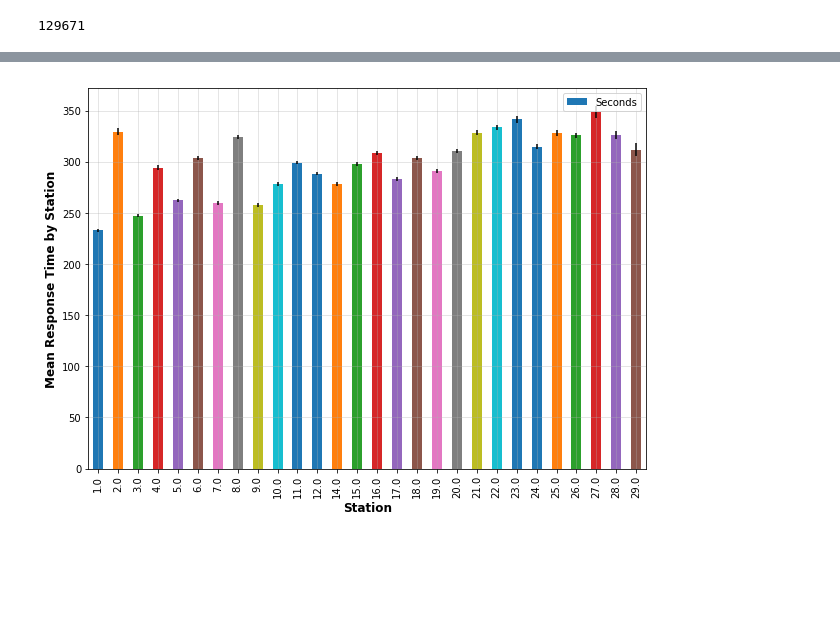
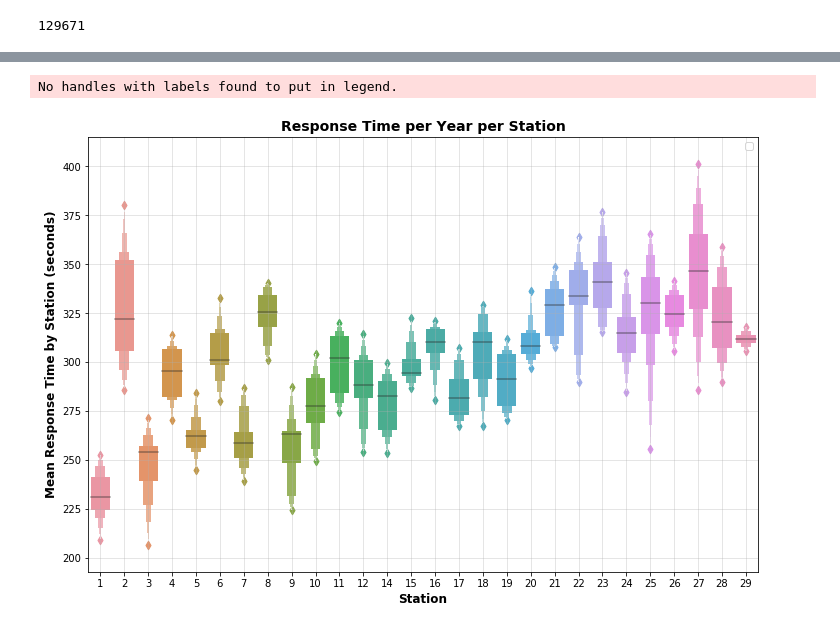
Before and after one commit to xjarodx/Project_1_Group_7, a Jupyter notebook: Fire_Stations.ipynb, the cells around one changed output, grey strips where cells are left out. Cells and saved outputs as stored; diff of their text form; code cells hidden in the pictures; blank space fills up the shorter version.

Commit message:
Added graphs for analysis of fire station response time

```diff
--- a/Fire_Stations.ipynb
+++ b/Fire_Stations.ipynb
@@ -222,0 +250,4 @@ Name: Seconds, dtype: float64
+# %%
+stations_sorted.groupby(['Year','station'])['Seconds'].mean()
+ssu = ss.unstack()
+ssu
@@ -223,16 +269,16 @@ Name: Seconds, dtype: float64
 # %%
-chart = station_means.plot(yerr=station_err, kind='bar', figsize=(10,7))
-fig.set_size_inches(10, 8)
-fig.ylimit=(0,400)
+g = sns.boxenplot(data=ssu)
+fig = plt.gcf()
+fig.set_size_inches(12, 8)
+fig.ylimit=(200,400)
 fig.xlimit=(0,30)
 
 plt.grid(alpha=0.4)
 plt.xlabel('Station', fontsize=12, fontweight='bold')
-plt.ylabel('Mean Response Time by Station', fontsize=12, fontweight='bold')
-
+plt.ylabel('Mean Response Time by Station (seconds)', fontsize=12, fontweight='bold')
+plt.title('Response Time per Year per Station', fontsize=14, fontweight='bold')
 plt.legend(loc='best')
-plt.title('', fontsize=14, fontweight='bold')
-plt.legend(loc='best')
-plt.savefig('./graphics/Fig2.png')
+plt.savefig('./graphics/station_response_time_boxen.png')
 # %% [output]
+No handles with labels found to put in legend.
-[figure, old version]
+[figure, new version]
```
Also changed, not shown: parts of 53 cells of this notebook, 6 other files.
